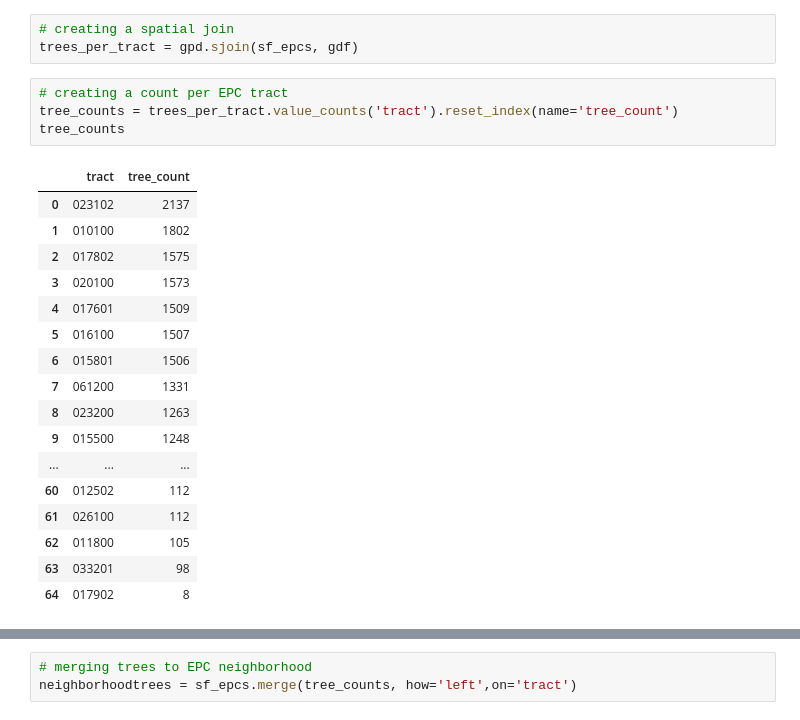
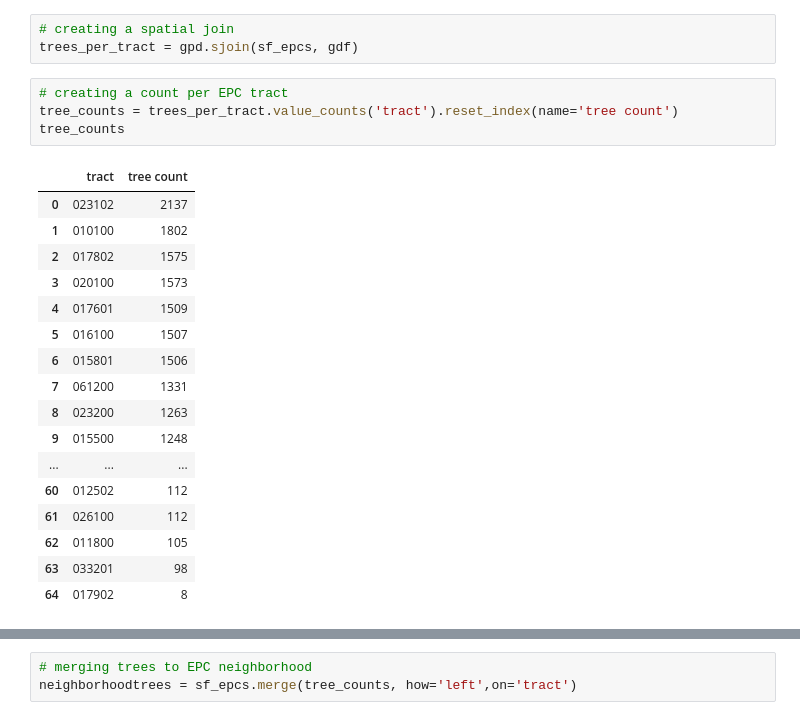
Before and after one commit to chuang01-cr/UP221-Caleb, a Jupyter notebook: Week 4 Assignment/Mini Individual Assignment .ipynb, the cells around one changed output, grey strips where cells are left out. Drawn from its saved outputs; the diff is of its cells as text.

```diff
--- a/Week 4 Assignment/Mini Individual Assignment .ipynb
+++ b/Week 4 Assignment/Mini Individual Assignment .ipynb
@@ -194,10 +193,10 @@ gdf = gpd.GeoDataFrame(
 trees_per_tract = gpd.sjoin(sf_epcs, gdf)
 # %%
 # creating a count per EPC tract
-tree_counts = trees_per_tract.value_counts('tract').reset_index(name='tree_count')
+tree_counts = trees_per_tract.value_counts('tract').reset_index(name='tree count')
 tree_counts
 # %% [output]
-|  | tract | tree_count |
+|  | tract | tree count |
 | 0 | 023102 | 2137 |
 | 1 | 010100 | 1802 |
 | 2 | 017802 | 1575 |
```
Also changed, not shown: parts of 13 cells of this notebook.
